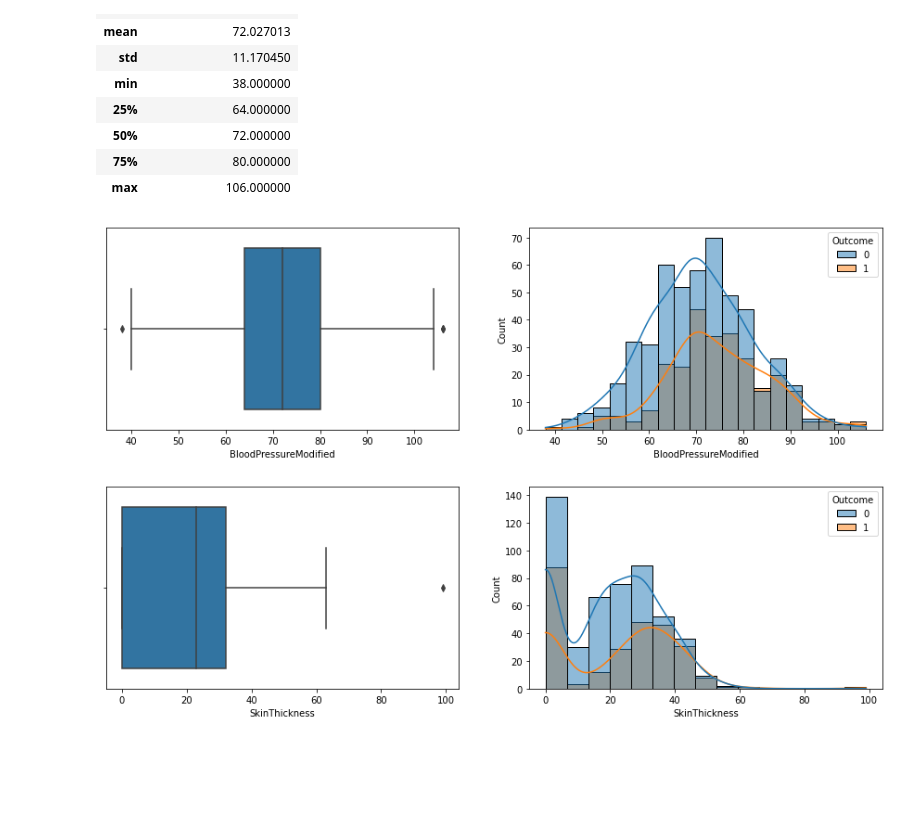
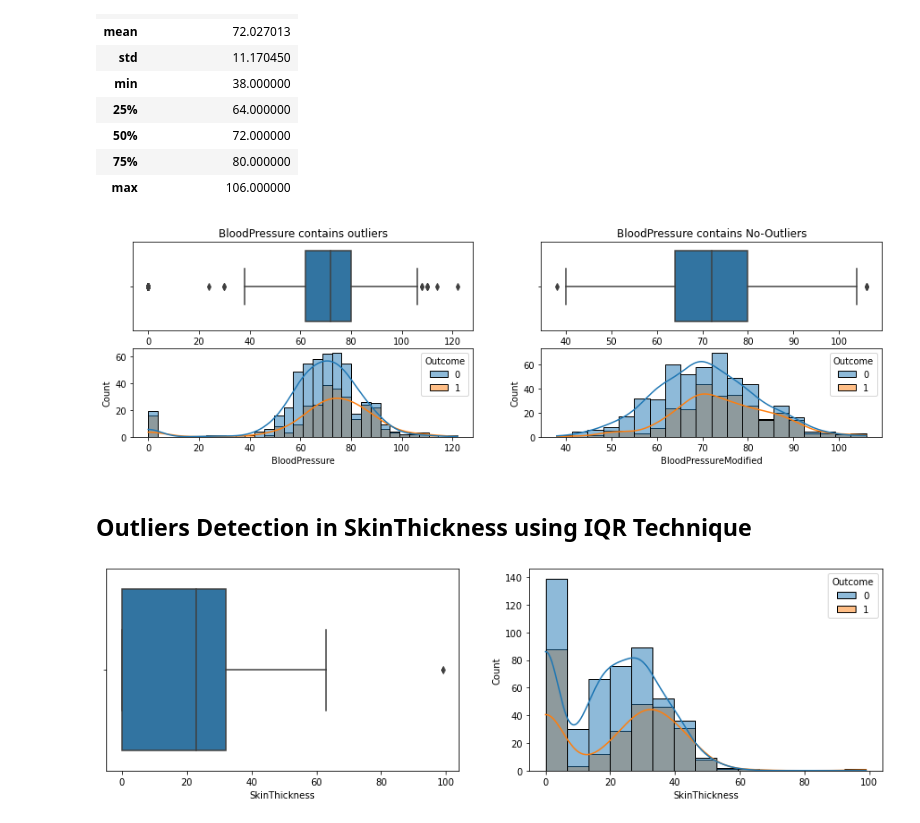
Before and after one commit to Sialsanwal/Data-Science, a Jupyter notebook: Pre-Processing of Diabaties.ipynb, the cells around one changed output. Cells and saved outputs as stored; diff of their text form; code cells hidden in the pictures; blank space fills up the shorter version.

```diff
--- a/Pre-Processing of Diabaties.ipynb
+++ b/Pre-Processing of Diabaties.ipynb
@@ -105,16 +109,30 @@ pd.DataFrame(df.BloodPressureModified.describe().T)
 # %%
 #ploting the bloodpressure modified column to check the outliers
 fig = plt.figure(figsize=[15,4])
 
-plt.subplot(1,2,1)
+plt.subplot(2,2,1)
+sns.boxplot(x='BloodPressure', data=df)
+plt.title("BloodPressure contains outliers")
+
+plt.subplot(2,2,2)
 sns.boxplot(x='BloodPressureModified', data=df)
+plt.title("BloodPressure contains No-Outliers")
 
-plt.subplot(1,2,2)
+
+plt.subplot(2,2,3)
+sns.histplot(data=df, hue='Outcome', x="BloodPressure",kde=True)
+
+
+
+plt.subplot(2,2,4)
 sns.histplot(data=df, hue='Outcome', x="BloodPressureModified",kde=True)
 
+
 plt.show()
 # %% [output]
-[figure, old version]
+[figure, new version]
+# %% [markdown]
+## Outliers Detection in SkinThickness using IQR Technique
 # %%
 #ploting the SkinThickness modified column to check the outliers
 fig = plt.figure(figsize=[15,4])
```
Also changed, not shown: parts of 26 cells of this notebook.
